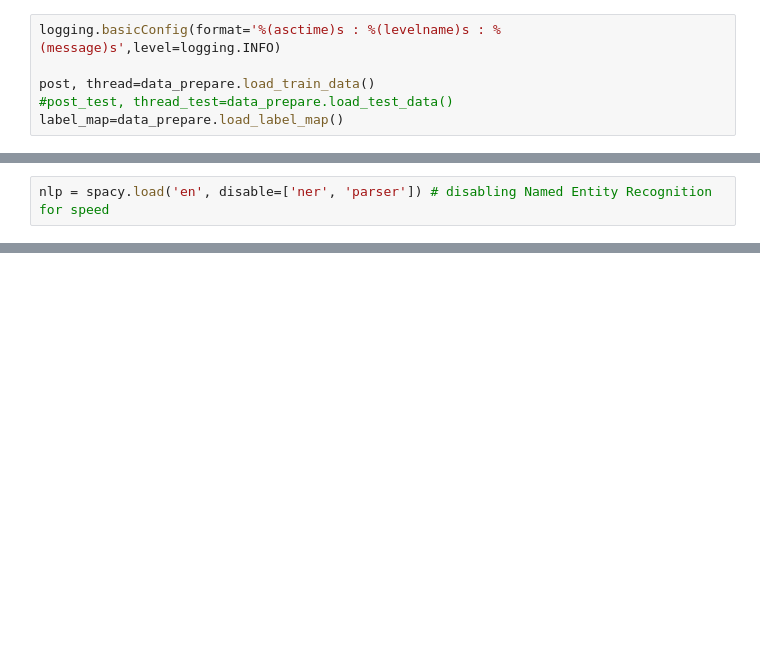
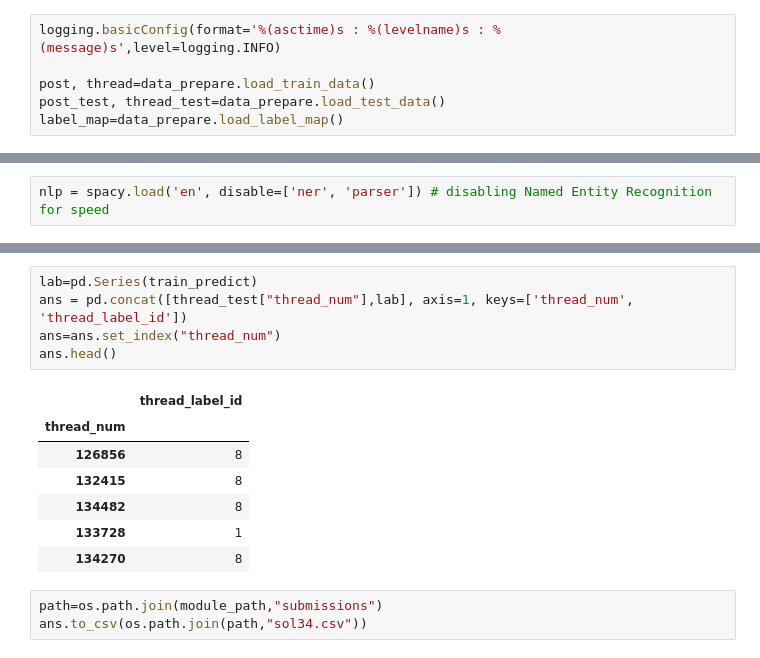
Before and after one commit to Nikishul/Kaggle-NMA-Competition, a Jupyter notebook: notebooks/Deep learning.ipynb, the cells around one changed output, grey strips where cells are left out. Saved outputs shown, nothing was run; the diff lists cells and outputs as text; blank space fills up the shorter version.

```diff
--- a/notebooks/Deep learning.ipynb
+++ b/notebooks/Deep learning.ipynb
@@ -34,7 +39,7 @@ import spacy
 logging.basicConfig(format='%(asctime)s : %(levelname)s : %(message)s',level=logging.INFO)
 
 post, thread=data_prepare.load_train_data()
-#post_test, thread_test=data_prepare.load_test_data()
+post_test, thread_test=data_prepare.load_test_data()
 label_map=data_prepare.load_label_map()
 # %%
 train_data_to_clean=[]
@@ -88,0 +303,16 @@ w2v_model.init_sims(replace=True)
+# %%
+lab=pd.Series(train_predict)
+ans = pd.concat([thread_test["thread_num"],lab], axis=1, keys=['thread_num', 'thread_label_id'])
+ans=ans.set_index("thread_num")
+ans.head()
+# %% [output]
+|  | thread_label_id |
+| thread_num |  |
+| 126856 | 8 |
+| 132415 | 8 |
+| 134482 | 8 |
+| 133728 | 1 |
+| 134270 | 8 |
+# %%
+path=os.path.join(module_path,"submissions")
+ans.to_csv(os.path.join(path,"sol34.csv"))
```
Also changed, not shown: parts of 29 cells of this notebook, 4 other files.
